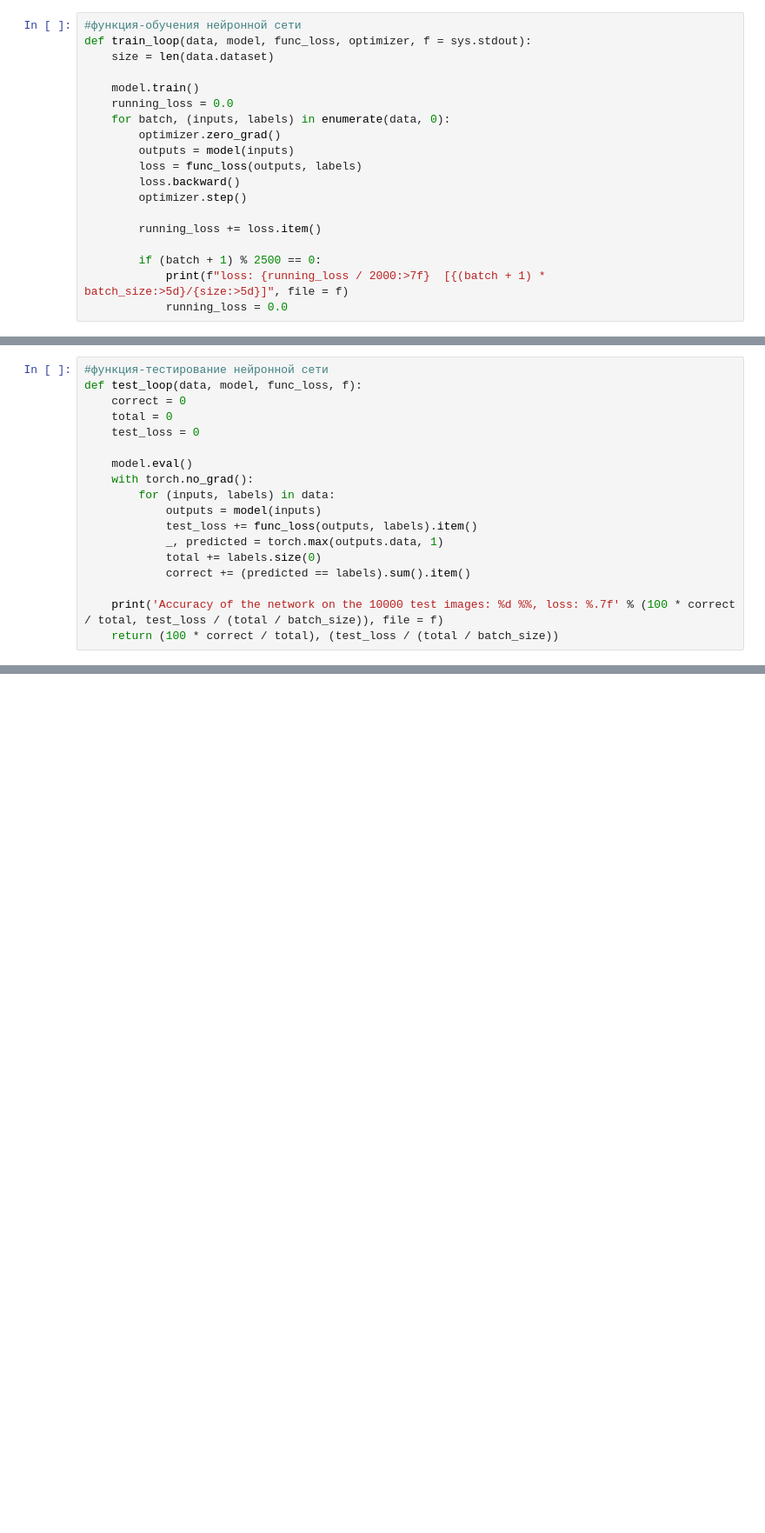
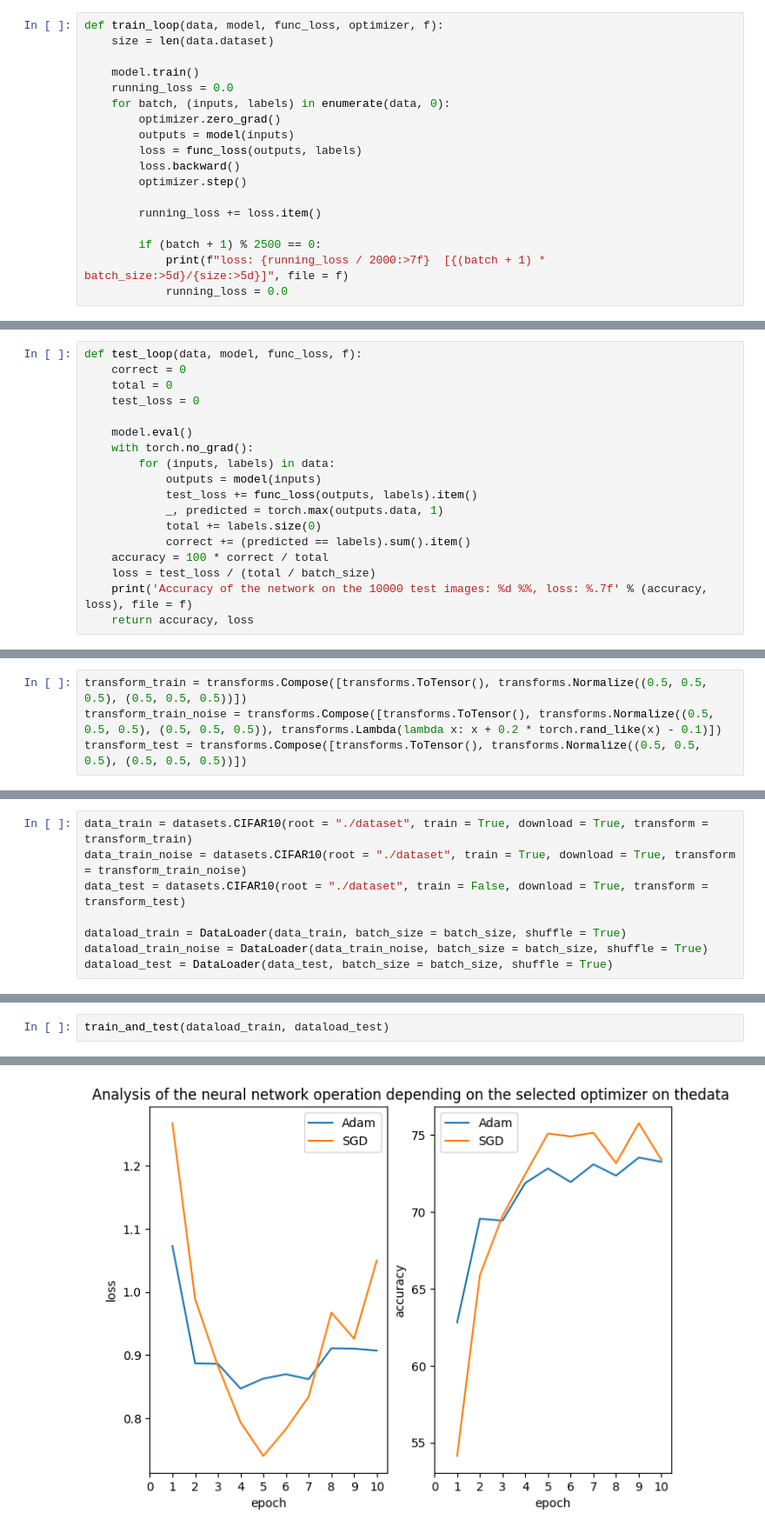
Before and after one commit to MorozovKirill2005/SP_testing_task, a Jupyter notebook: SP_testing_task.ipynb, the cells around one changed output, grey strips where cells are left out. Shown: that part at 87% size. Cells and saved outputs as stored; diff of their text form; blank space fills up the shorter version.

Commit message:
Running the program on noisy data and the results of the work

```diff
--- a/SP_testing_task.ipynb
+++ b/SP_testing_task.ipynb
@@ -23,6 +27,5 @@ import sys
 # %%
-#функция-обучения нейронной сети
-def train_loop(data, model, func_loss, optimizer, f = sys.stdout):
+def train_loop(data, model, func_loss, optimizer, f):
     size = len(data.dataset)
 
     model.train()
@@ -44,5 +47,4 @@ def train_loop(data, model, func_loss, optimizer, f = sys.stdout):
 # %%
-#функция-тестирование нейронной сети
 def test_loop(data, model, func_loss, f):
     correct = 0
     total = 0
@@ -56,6 +58,7 @@ def test_loop(data, model, func_loss, f):
             _, predicted = torch.max(outputs.data, 1)
             total += labels.size(0)
             correct += (predicted == labels).sum().item()
-
-    print('Accuracy of the network on the 10000 test images: %d %%, loss: %.7f' % (100 * correct / total, test_loss / (total / batch_size)), file = f)
-    return (100 * correct / total), (test_loss / (total / batch_size))
+    accuracy = 100 * correct / total
+    loss = test_loss / (total / batch_size)
+    print('Accuracy of the network on the 10000 test images: %d %%, loss: %.7f' % (accuracy, loss), file = f)
+    return accuracy, loss
@@ -215,0 +194,4 @@ torch.save(model_sgd, 'model_sgd.pth')
+# %%
+transform_train = transforms.Compose([transforms.ToTensor(), transforms.Normalize((0.5, 0.5, 0.5), (0.5, 0.5, 0.5))])
+transform_train_noise = transforms.Compose([transforms.ToTensor(), transforms.Normalize((0.5, 0.5, 0.5), (0.5, 0.5, 0.5)), transforms.Lambda(lambda x: x + 0.2 * torch.rand_like(x) - 0.1)])
+transform_test = transforms.Compose([transforms.ToTensor(), transforms.Normalize((0.5, 0.5, 0.5), (0.5, 0.5, 0.5))])
@@ -215,0 +200,8 @@ torch.save(model_sgd, 'model_sgd.pth')
+# %%
+data_train = datasets.CIFAR10(root = "./dataset", train = True, download = True, transform = transform_train)
+data_train_noise = datasets.CIFAR10(root = "./dataset", train = True, download = True, transform = transform_train_noise)
+data_test = datasets.CIFAR10(root = "./dataset", train = False, download = True, transform = transform_test)
+
+dataload_train = DataLoader(data_train, batch_size = batch_size, shuffle = True)
+dataload_train_noise = DataLoader(data_train_noise, batch_size = batch_size, shuffle = True)
+dataload_test = DataLoader(data_test, batch_size = batch_size, shuffle = True)
@@ -215,0 +214,3 @@ torch.save(model_sgd, 'model_sgd.pth')
+# %%
+train_and_test(dataload_train, dataload_test)
+# %% [output]
@@ -215,0 +234 @@ torch.save(model_sgd, 'model_sgd.pth')
+[figure, added]
```
Also changed, not shown: parts of 43 cells of this notebook, 11 other files.
